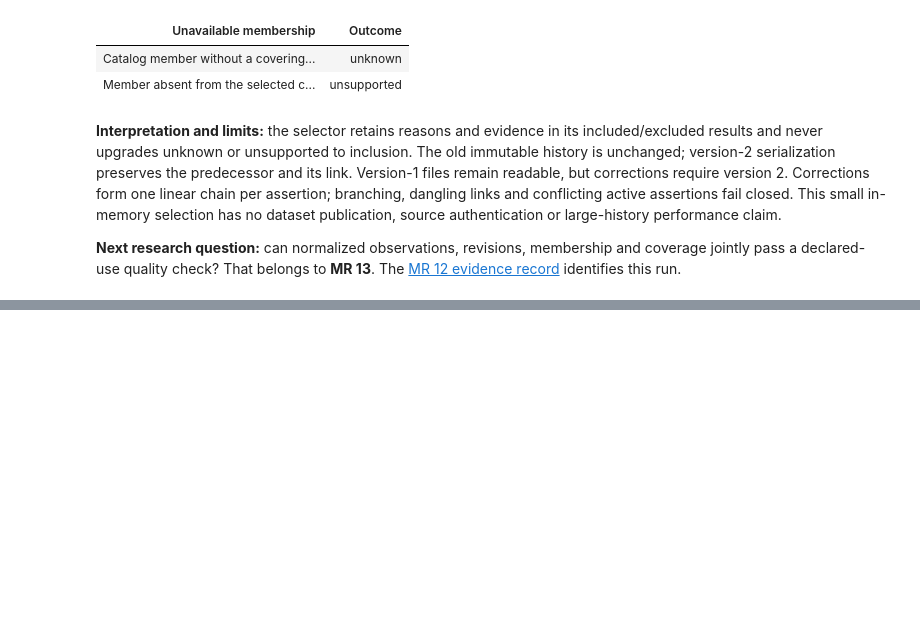
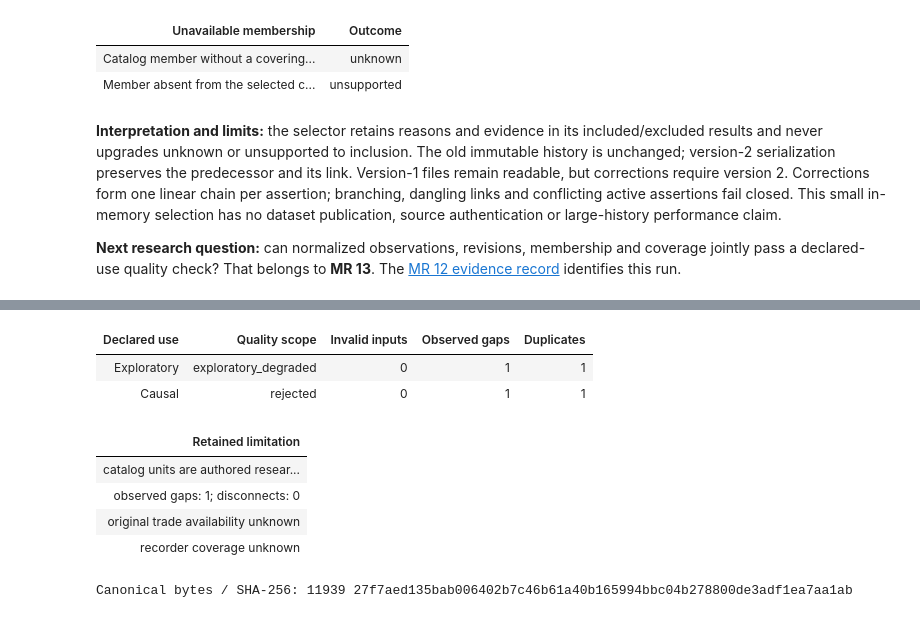
Before and after one commit to lixuanguang/alpha-research-lab-private, a Jupyter notebook: examples/research-foundations.ipynb, the cells around one changed output, grey strips where cells are left out. Drawn from its saved outputs; the diff is of its cells as text; code cells hidden in the pictures; blank space fills up the shorter version.

```diff
--- a/examples/research-foundations.ipynb
+++ b/examples/research-foundations.ipynb
@@ -1359,0 +1372,43 @@ The [MR 12 evidence record](../docs/roadmap/mr-12-implementation.md) identifies
+# %%
+# project library imports
+from alpha_research.data.quality import QualityPolicy, QualityReport
+from alpha_research.pipelines.dataset import validate_saved_partition
+
+mr13_policy = QualityPolicy(
+    use="exploratory", known_at=original_request.manifest.job.start, max_gap=timedelta(minutes=5)
+)
+mr13_inputs = archive_original.occurrences
+mr13_report = mr13_policy.validate(original_request, mr13_inputs, eligibility=mr12_history)
+assert (mr13_report.invalid_count, mr13_report.gap_count, mr13_report.duplicate_count) == (0, 1, 1)
+assert mr13_report.scope == "exploratory_degraded"
+mr13_canonical = mr13_report.require_canonical()
+assert (
+    mr13_canonical
+    == mr13_policy.validate(
+        original_request, tuple(reversed(mr13_inputs)), eligibility=mr12_history
+    ).require_canonical()
+)
+assert codec.decode_json(codec.encode_json(mr13_report), QualityReport) == mr13_report
+mr13_strict = replace(mr13_policy, use="causal").validate(
+    original_request, mr13_inputs, eligibility=mr12_history
+)
+assert mr13_strict.canonical is None
+NotebookDisplay.show_table(
+    ("Declared use", "Quality scope", "Invalid inputs", "Observed gaps", "Duplicates"),
+    [
+        (label, report.scope, report.invalid_count, report.gap_count, report.duplicate_count)
+        for label, report in (("Exploratory", mr13_report), ("Causal", mr13_strict))
+    ],
+)
+NotebookDisplay.show_table(("Retained limitation",), [(reason,) for reason in mr13_report.reasons])
+print("Canonical bytes / SHA-256:", len(mr13_canonical), hashlib.sha256(mr13_canonical).hexdigest())
+# %% [output]
+| Declared use | Quality scope | Invalid inputs | Observed gaps | Duplicates |
+| Exploratory | exploratory_degraded | 0 | 1 | 1 |
+| Causal | rejected | 0 | 1 | 1 |
+| Retained limitation |
+| catalog units are authored resear... |
+| observed gaps: 1; disconnects: 0 |
+| original trade availability unknown |
+| recorder coverage unknown |
+Canonical bytes / SHA-256: 11939 27f7aed135bab006402b7c46b61a40b165994bbc04b278800de3adf1ea7aa1ab
```
Also changed, not shown: parts of 7 cells of this notebook, 3 other files.
